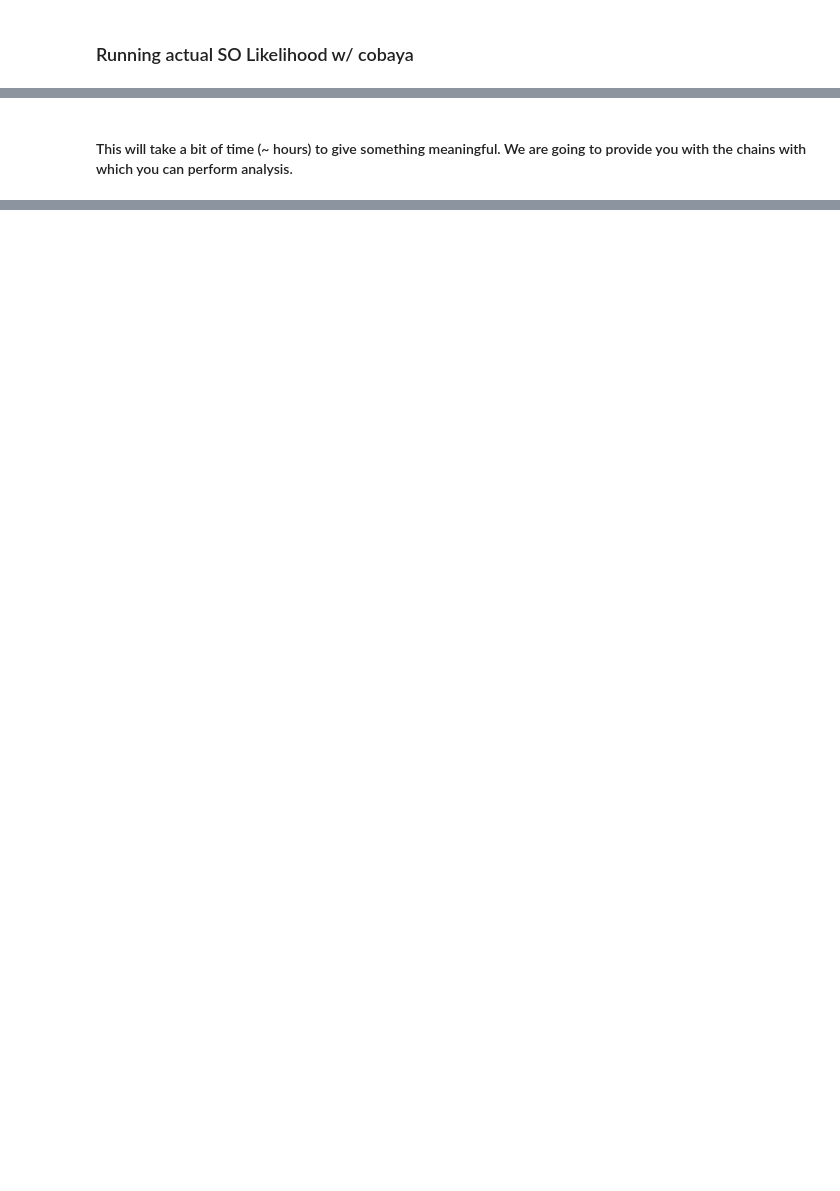
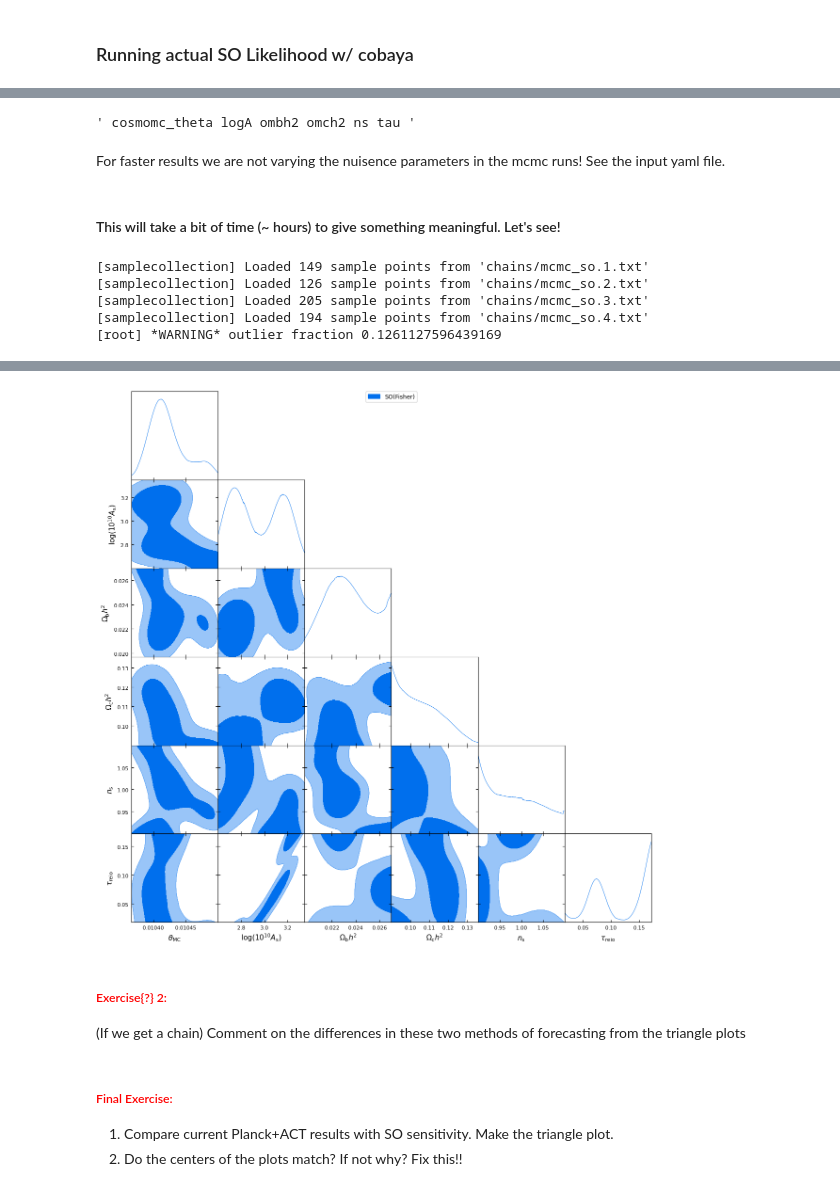
Before and after one commit to TexMExLab/UTAustin_CMBSummerSchool, a Jupyter notebook: UT_Notebooks/SG_Day4_Part2_Fisher.ipynb, the cells around one changed output, grey strips where cells are left out. Saved outputs shown, nothing was run; the diff lists cells and outputs as text; code cells hidden in the pictures; blank space fills up the shorter version.

Commit message:
Small updates. Added more exercises.

```diff
--- a/UT_Notebooks/SG_Day4_Part2_Fisher.ipynb
+++ b/UT_Notebooks/SG_Day4_Part2_Fisher.ipynb
@@ -180,0 +154,10 @@ KeyboardInterrupt:
+# %%
+# Prepare the covmat in Cobaya style (sounds like a Japanese dish !!)
+plist = ' '
+for p in par[:6]:
+    plist += p + ' '
+plist
+# %% [output]
+' cosmomc_theta logA ombh2 omch2 ns tau '
+# %% [markdown]
+For faster results we are not varying the nuisence parameters in the mcmc runs! See the input yaml file.
@@ -181,2 +167,14 @@ KeyboardInterrupt:
 # %% [markdown]
-#### This will take a bit of time (~ hours) to give something meaningful. We are going to provide you with the chains with which you can perform analysis.
+#### This will take a bit of time (~ hours) to give something meaningful. Let's see!
+# %%
+samp_so_mcmc = load_samples("chains/mcmc_so_wcov", skip=0.2, to_getdist=True)
+# %% [output]
+[samplecollection] Loaded 149 sample points from 'chains/mcmc_so.1.txt'
+[samplecollection] Loaded 126 sample points from 'chains/mcmc_so.2.txt'
+[samplecollection] Loaded 205 sample points from 'chains/mcmc_so.3.txt'
+[samplecollection] Loaded 194 sample points from 'chains/mcmc_so.4.txt'
+[root] *WARNING* outlier fraction 0.1261127596439169
+# %%
+g = plots.get_subplot_plotter()
+g.triangle_plot(samp_so_mcmc, par[:6],filled=True,legend_labels = ['SO'])
+# %% [output]
@@ -182,0 +183,8 @@ KeyboardInterrupt:
+[figure, added]
+# %% [markdown]
+##### <font color='red'>Exercise{?} 2:</font>
+(If we get a chain) Comment on the differences in these two methods of forecasting from the triangle plots
+# %% [markdown]
+##### <font color='red'>Final Exercise:</font>
+1. Compare current Planck+ACT results with SO sensitivity. Make the triangle plot.
+2. Do the centers of the plots match? If not why? Fix this!!
```
Also changed, not shown: parts of 16 cells of this notebook, 5 other files.
